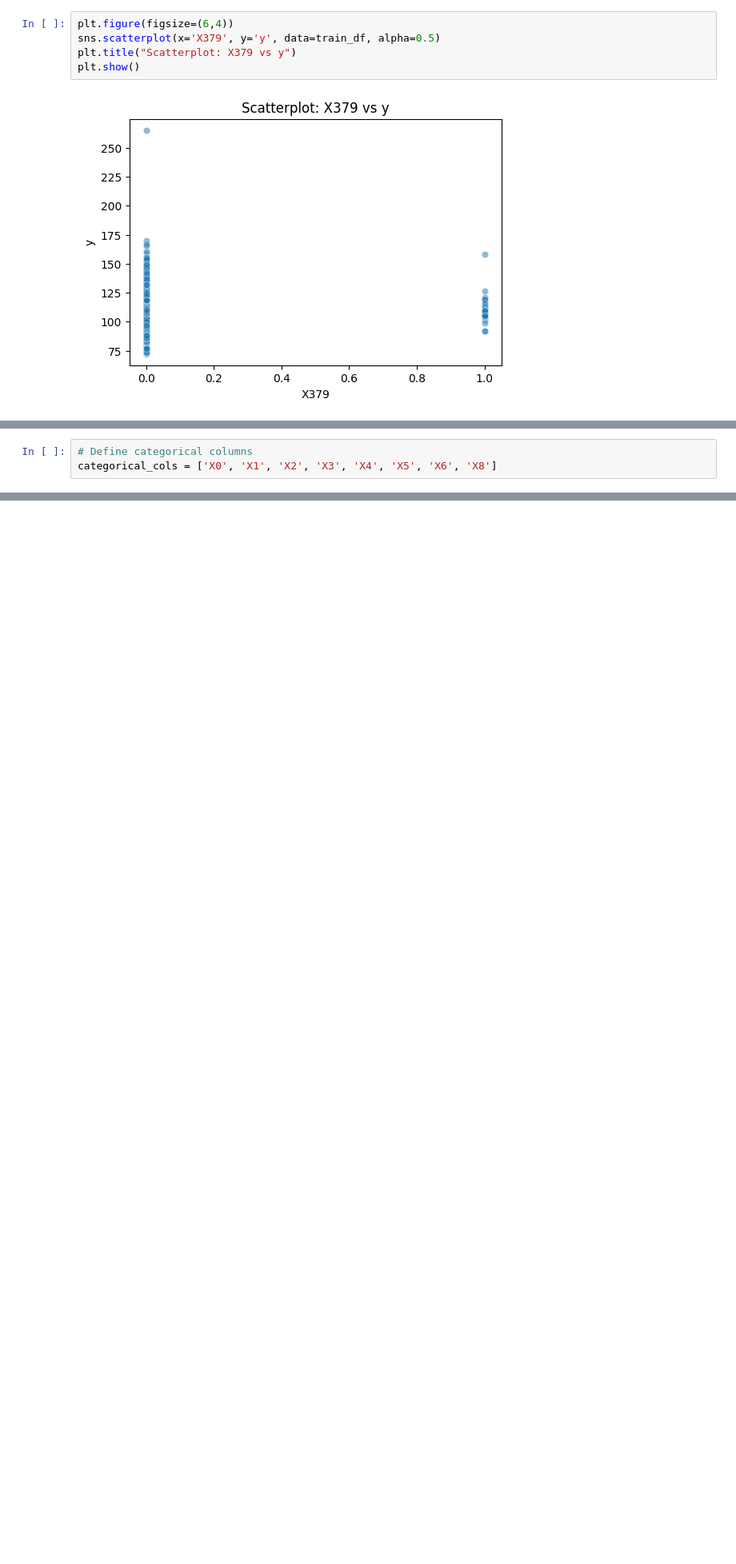
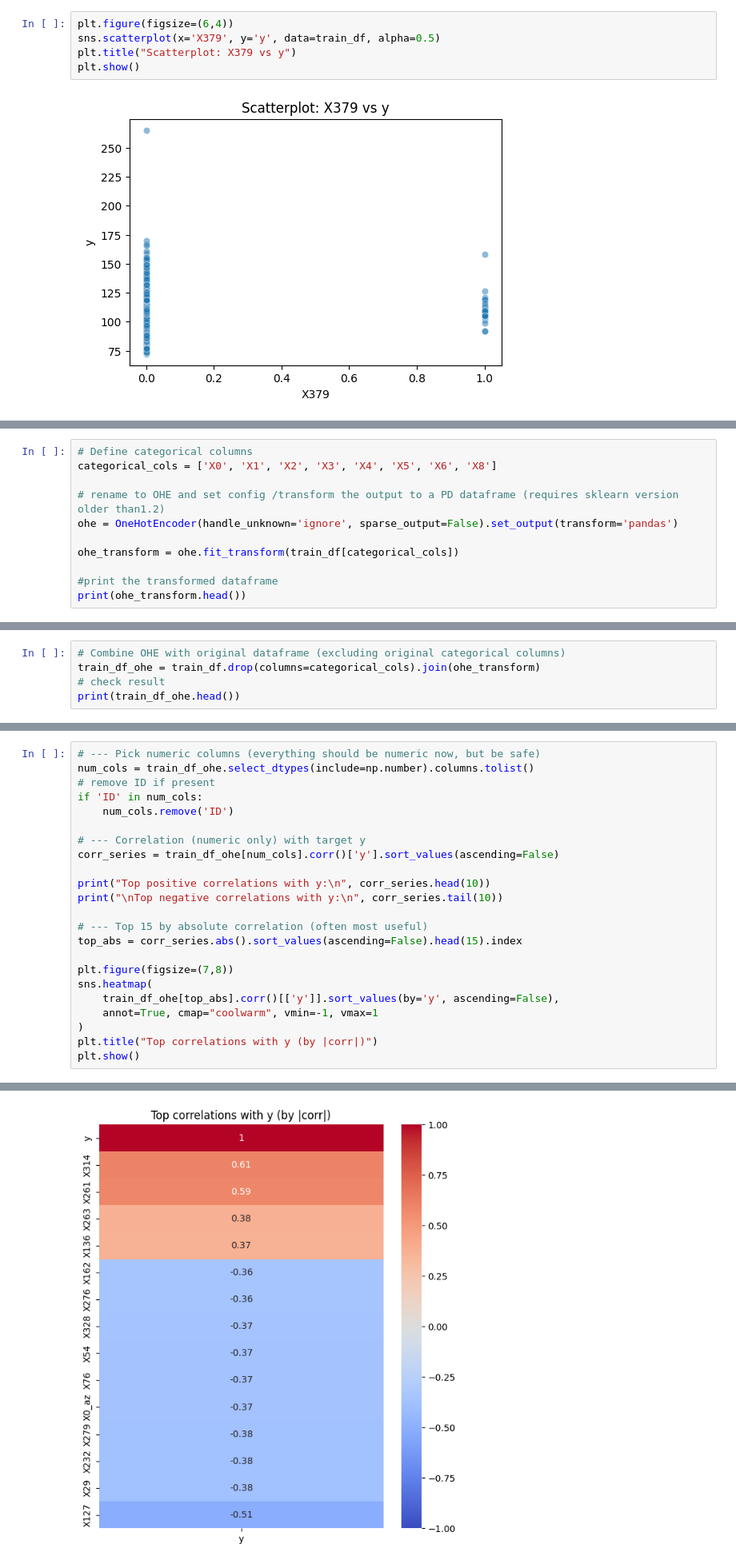
Before and after one commit to vaneyepes/mercedes, a Jupyter notebook: initial_EDA.ipynb, the cells around one changed output, grey strips where cells are left out. Shown at 80% size. Saved outputs shown, nothing was run; the diff lists cells and outputs as text; blank space fills up the shorter version.

Commit message:
Added new correlation analysis including OHE

```diff
--- a/initial_EDA.ipynb
+++ b/initial_EDA.ipynb
@@ -237,3 +250,11 @@ plt.show()
 # %%
 # Define categorical columns
 categorical_cols = ['X0', 'X1', 'X2', 'X3', 'X4', 'X5', 'X6', 'X8']
+
+# rename to OHE and set config /transform the output to a PD dataframe (requires sklearn version older than1.2)
+ohe = OneHotEncoder(handle_unknown='ignore', sparse_output=False).set_output(transform='pandas')
+
+ohe_transform = ohe.fit_transform(train_df[categorical_cols])
+
+#print the transformed dataframe
+print(ohe_transform.head())
@@ -252,0 +277,5 @@ categorical_cols = ['X0', 'X1', 'X2', 'X3', 'X4', 'X5', 'X6', 'X8']
+# %%
+# Combine OHE with original dataframe (excluding original categorical columns)
+train_df_ohe = train_df.drop(columns=categorical_cols).join(ohe_transform)
+# check result
+print(train_df_ohe.head())
@@ -252,0 +304,24 @@ categorical_cols = ['X0', 'X1', 'X2', 'X3', 'X4', 'X5', 'X6', 'X8']
+# %%
+# --- Pick numeric columns (everything should be numeric now, but be safe)
+num_cols = train_df_ohe.select_dtypes(include=np.number).columns.tolist()
+# remove ID if present
+if 'ID' in num_cols:
+    num_cols.remove('ID')
+
+# --- Correlation (numeric only) with target y
+corr_series = train_df_ohe[num_cols].corr()['y'].sort_values(ascending=False)
+
+print("Top positive correlations with y:\n", corr_series.head(10))
+print("\nTop negative correlations with y:\n", corr_series.tail(10))
+
+# --- Top 15 by absolute correlation (often most useful)
+top_abs = corr_series.abs().sort_values(ascending=False).head(15).index
+
+plt.figure(figsize=(7,8))
+sns.heatmap(
+    train_df_ohe[top_abs].corr()[['y']].sort_values(by='y', ascending=False),
+    annot=True, cmap="coolwarm", vmin=-1, vmax=1
+)
+plt.title("Top correlations with y (by |corr|)")
+plt.show()
+# %% [output]
@@ -252,0 +345 @@ categorical_cols = ['X0', 'X1', 'X2', 'X3', 'X4', 'X5', 'X6', 'X8']
+[figure, added]
```
Also changed, not shown: parts of 14 cells of this notebook.
